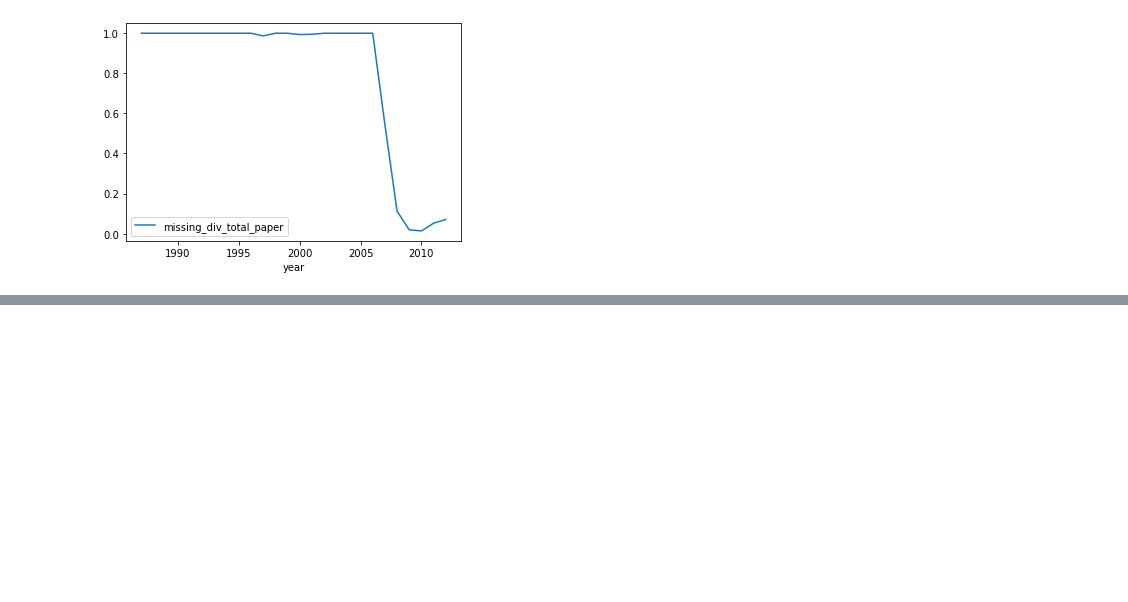
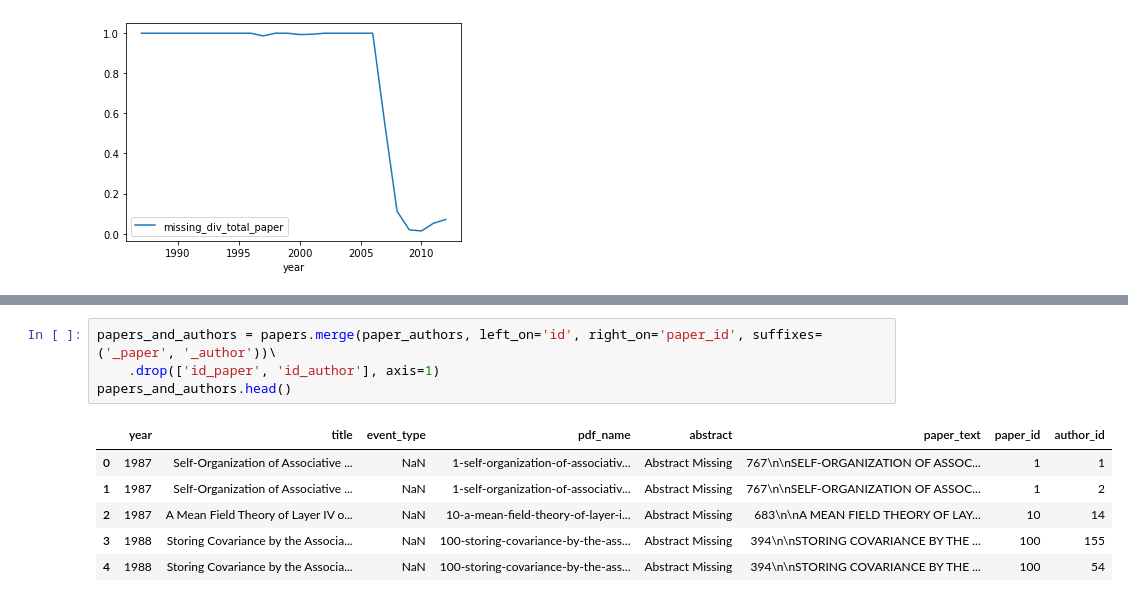
Before and after one commit to wwhite5/Springboard-Capstone-1-NLP, a Jupyter notebook: Notebooks/Data_Wrangling.ipynb, the cells around one changed output, grey strips where cells are left out. Drawn from its saved outputs; the diff is of its cells as text; blank space fills up the shorter version.

```diff
--- a/Notebooks/Data_Wrangling.ipynb
+++ b/Notebooks/Data_Wrangling.ipynb
@@ -92,0 +273,11 @@ abstract_missing_year.plot(x='year', y='missing_div_total_paper')
+# %%
+papers_and_authors = papers.merge(paper_authors, left_on='id', right_on='paper_id', suffixes=('_paper', '_author'))\
+    .drop(['id_paper', 'id_author'], axis=1)
+papers_and_authors.head()
+# %% [output]
+|  | year | title | event_type | pdf_name | abstract | paper_text | paper_id | author_id |
+| 0 | 1987 | Self-Organization of Associative ... | NaN | 1-self-organization-of-associativ... | Abstract Missing | 767\n\nSELF-ORGANIZATION OF ASSOC... | 1 | 1 |
+| 1 | 1987 | Self-Organization of Associative ... | NaN | 1-self-organization-of-associativ... | Abstract Missing | 767\n\nSELF-ORGANIZATION OF ASSOC... | 1 | 2 |
+| 2 | 1987 | A Mean Field Theory of Layer IV o... | NaN | 10-a-mean-field-theory-of-layer-i... | Abstract Missing | 683\n\nA MEAN FIELD THEORY OF LAY... | 10 | 14 |
+| 3 | 1988 | Storing Covariance by the Associa... | NaN | 100-storing-covariance-by-the-ass... | Abstract Missing | 394\n\nSTORING COVARIANCE BY THE ... | 100 | 155 |
+| 4 | 1988 | Storing Covariance by the Associa... | NaN | 100-storing-covariance-by-the-ass... | Abstract Missing | 394\n\nSTORING COVARIANCE BY THE ... | 100 | 54 |
```
Also changed, not shown: parts of 19 cells of this notebook.
